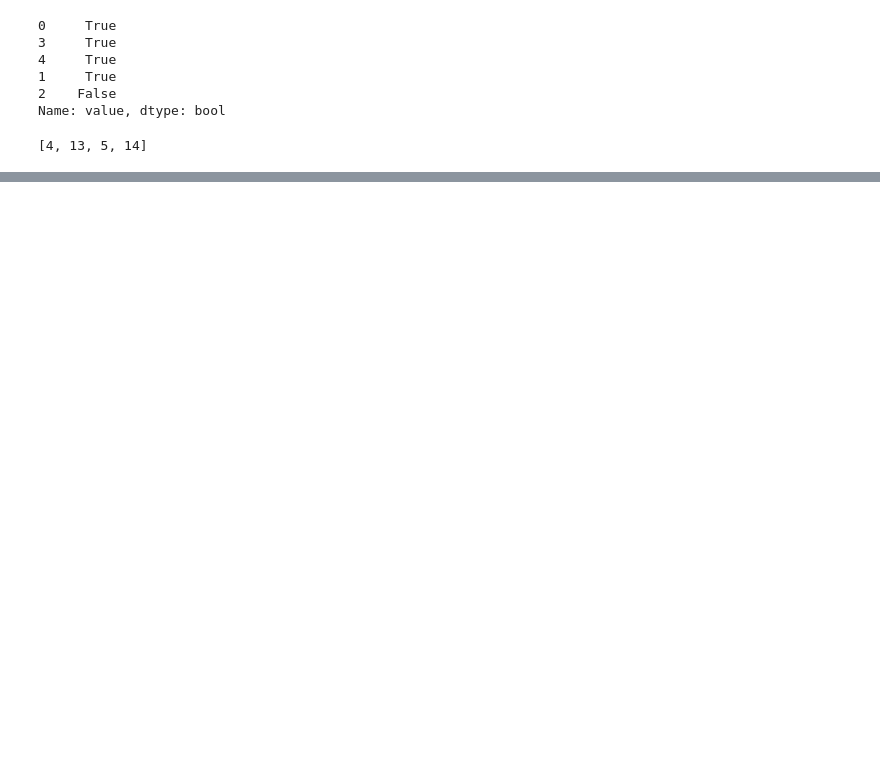
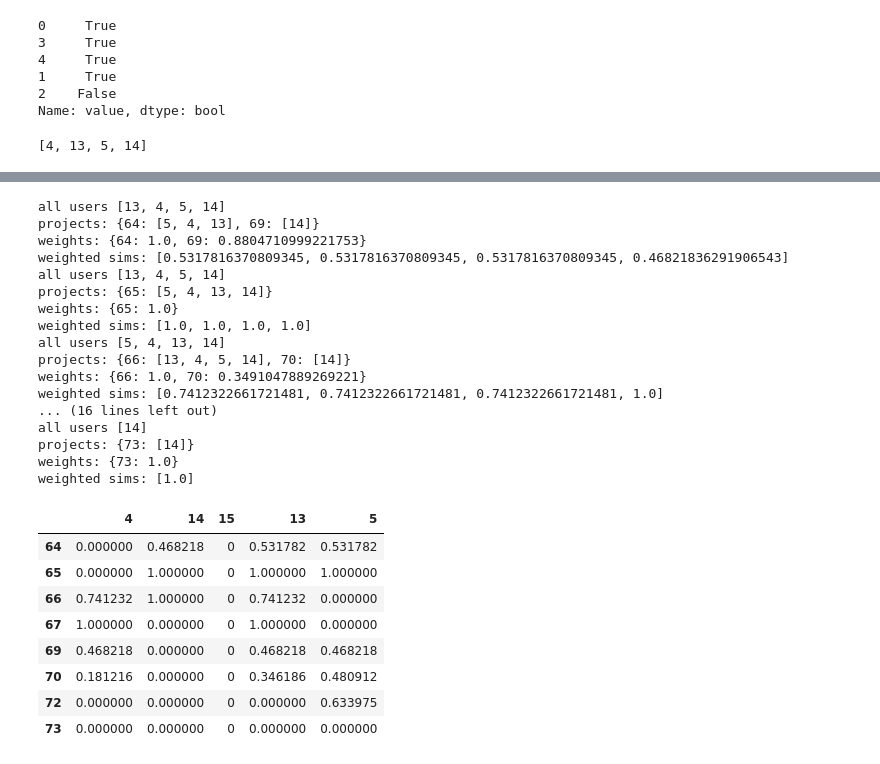
Before and after one commit to FFEVER/kollab-data, a Jupyter notebook: research/project_recommender/Content-based Project to User.ipynb, the cells around one changed output, grey strips where cells are left out. Drawn from its saved outputs; the diff is of its cells as text; code cells hidden in the pictures; blank space fills up the shorter version.

```diff
--- a/research/project_recommender/Content-based Project to User.ipynb
+++ b/research/project_recommender/Content-based Project to User.ipynb
@@ -271,0 +287,31 @@ u_p_rela_from_sim_users.fill_relations()
+# %%
+from research.project_recommender.relationship import ProjectUserRelationFromSimilarProjects
+p_u_rela_from_sim_p = ProjectUserRelationFromSimilarProjects()
+p_u_rela_from_sim_p.fill_relations()
+# %% [output]
+all users [13, 4, 5, 14]
+projects: {64: [5, 4, 13], 69: [14]}
+weights: {64: 1.0, 69: 0.8804710999221753}
+weighted sims: [0.5317816370809345, 0.5317816370809345, 0.5317816370809345, 0.46821836291906543]
+all users [13, 4, 5, 14]
+projects: {65: [5, 4, 13, 14]}
+weights: {65: 1.0}
+weighted sims: [1.0, 1.0, 1.0, 1.0]
+all users [5, 4, 13, 14]
+projects: {66: [13, 4, 5, 14], 70: [14]}
+weights: {66: 1.0, 70: 0.3491047889269221}
+weighted sims: [0.7412322661721481, 0.7412322661721481, 0.7412322661721481, 1.0]
+... (16 lines left out)
+all users [14]
+projects: {73: [14]}
+weights: {73: 1.0}
+weighted sims: [1.0]
+|  | 4 | 14 | 15 | 13 | 5 |
+| 64 | 0.000000 | 0.468218 | 0 | 0.531782 | 0.531782 |
+| 65 | 0.000000 | 1.000000 | 0 | 1.000000 | 1.000000 |
+| 66 | 0.741232 | 1.000000 | 0 | 0.741232 | 0.000000 |
+| 67 | 1.000000 | 0.000000 | 0 | 1.000000 | 0.000000 |
+| 69 | 0.468218 | 0.000000 | 0 | 0.468218 | 0.468218 |
+| 70 | 0.181216 | 0.000000 | 0 | 0.346186 | 0.480912 |
+| 72 | 0.000000 | 0.000000 | 0 | 0.000000 | 0.633975 |
+| 73 | 0.000000 | 0.000000 | 0 | 0.000000 | 0.000000 |
```
Also changed, not shown: parts of 8 cells of this notebook, 5 other files.
